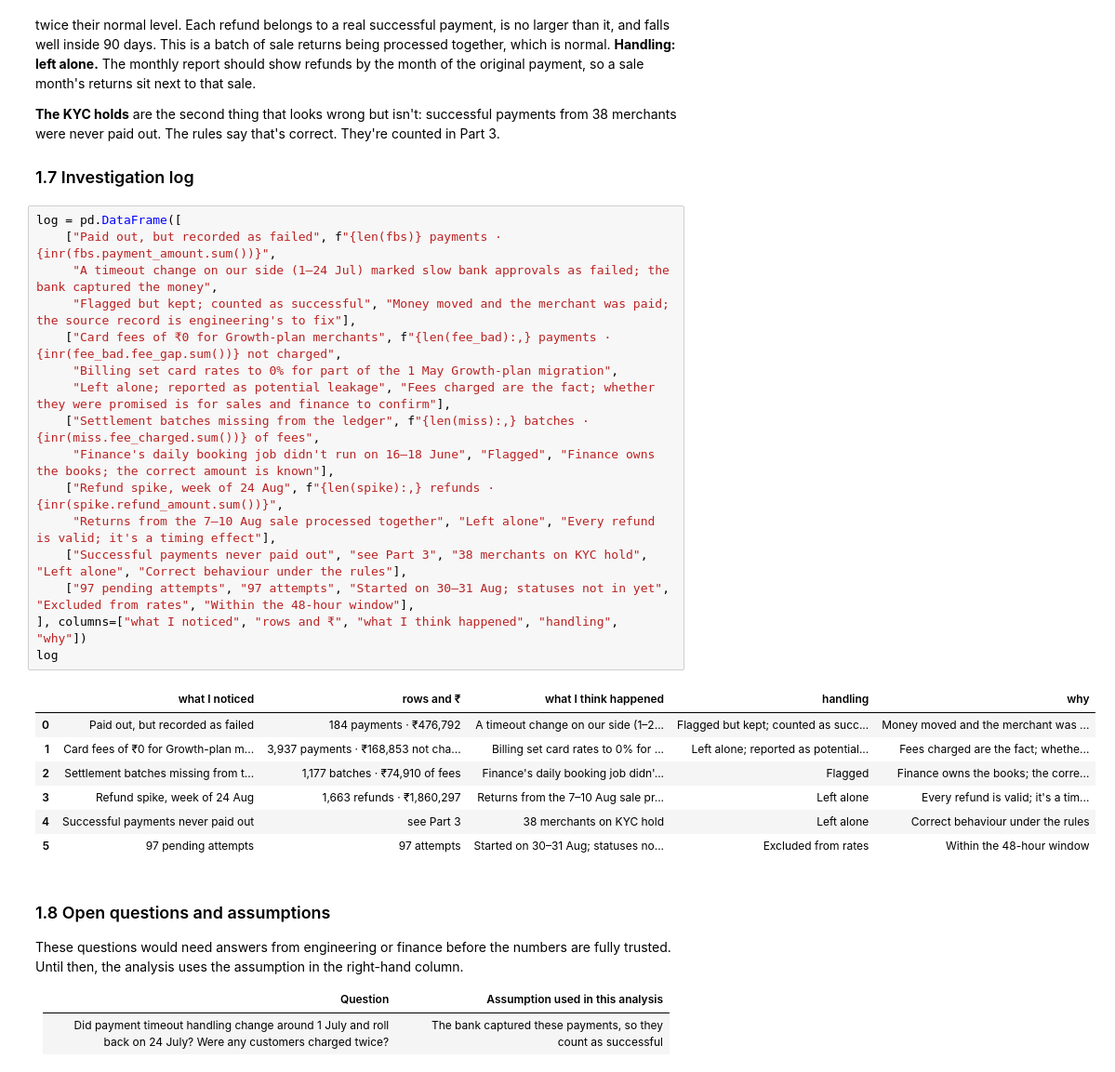
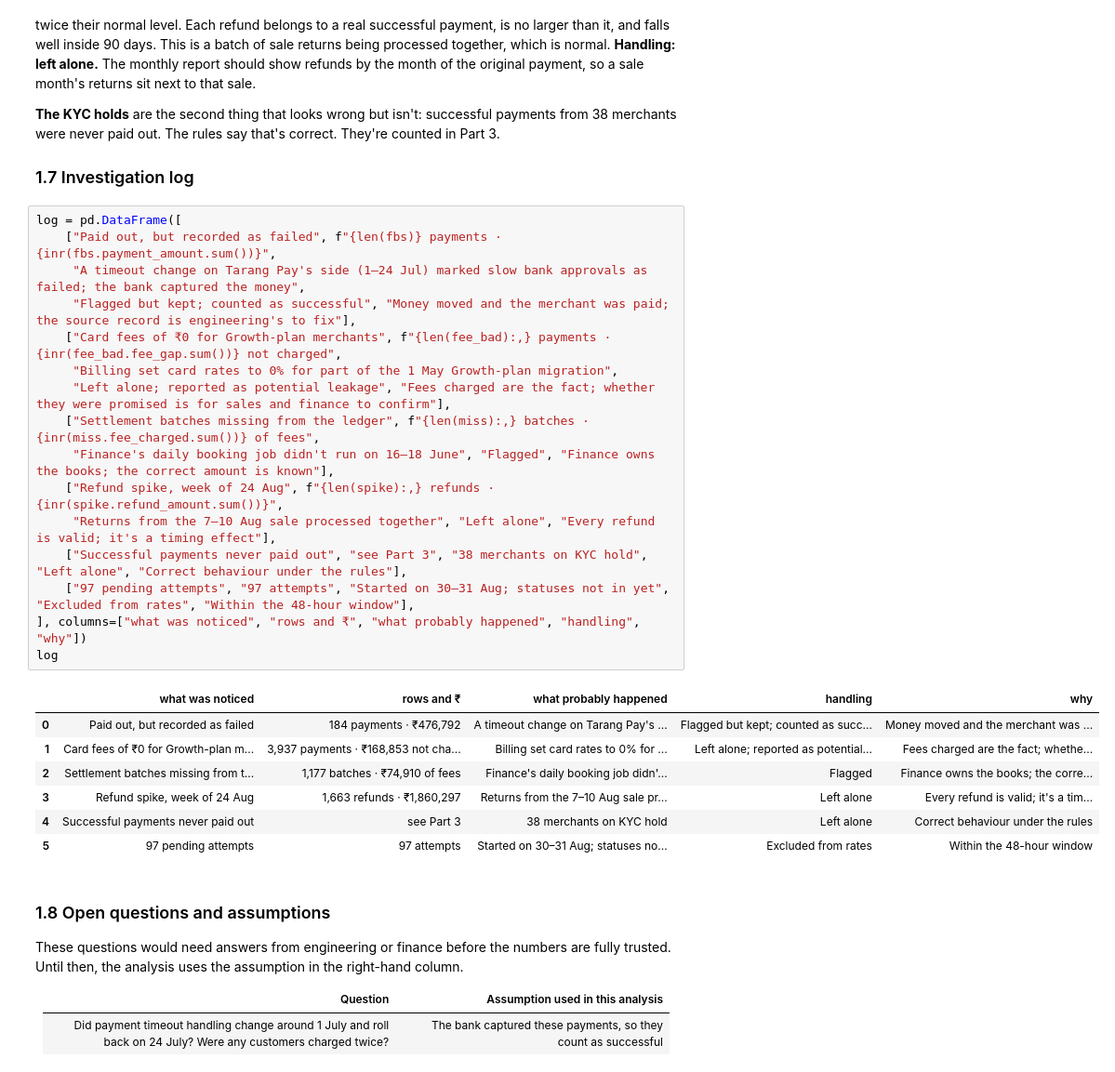
Before and after one commit to JayaVagga/data-analyst-portfolio, a Jupyter notebook: Python/tarang-pay-analysis/notebooks/tarang_pay_analysis.ipynb, the cells around one changed output. Shown at 93% size. Cells and saved outputs as stored; diff of their text form.

```diff
--- a/Python/tarang-pay-analysis/notebooks/tarang_pay_analysis.ipynb
+++ b/Python/tarang-pay-analysis/notebooks/tarang_pay_analysis.ipynb
@@ -280,22 +279,22 @@ E-commerce refunds jumped about 8× in the week of 24 August. But almost all of
 # %%
 log = pd.DataFrame([
     ["Paid out, but recorded as failed", f"{len(fbs)} payments · {inr(fbs.payment_amount.sum())}",
-     "A timeout change on our side (1–24 Jul) marked slow bank approvals as failed; the bank captured the money",
+     "A timeout change on Tarang Pay's side (1–24 Jul) marked slow bank approvals as failed; the bank captured the money",
      "Flagged but kept; counted as successful", "Money moved and the merchant was paid; the source record is engineering's to fix"],
     ["Card fees of ₹0 for Growth-plan merchants", f"{len(fee_bad):,} payments · {inr(fee_bad.fee_gap.sum())} not charged",
      "Billing set card rates to 0% for part of the 1 May Growth-plan migration",
      "Left alone; reported as potential leakage", "Fees charged are the fact; whether they were promised is for sales and finance to confirm"],
     ["Settlement batches missing from the ledger", f"{len(miss):,} batches · {inr(miss.fee_charged.sum())} of fees",
      "Finance's daily booking job didn't run on 16–18 June", "Flagged", "Finance owns the books; the correct amount is known"],
     ["Refund spike, week of 24 Aug", f"{len(spike):,} refunds · {inr(spike.refund_amount.sum())}",
      "Returns from the 7–10 Aug sale processed together", "Left alone", "Every refund is valid; it's a timing effect"],
     ["Successful payments never paid out", "see Part 3", "38 merchants on KYC hold", "Left alone", "Correct behaviour under the rules"],
     ["97 pending attempts", "97 attempts", "Started on 30–31 Aug; statuses not in yet", "Excluded from rates", "Within the 48-hour window"],
-], columns=["what I noticed", "rows and ₹", "what I think happened", "handling", "why"])
+], columns=["what was noticed", "rows and ₹", "what probably happened", "handling", "why"])
 log
 # %% [output]
-|  | what I noticed | rows and ₹ | what I think happened | handling | why |
-| 0 | Paid out, but recorded as failed | 184 payments · ₹476,792 | A timeout change on our side (1–2... | Flagged but kept; counted as succ... | Money moved and the merchant was ... |
+|  | what was noticed | rows and ₹ | what probably happened | handling | why |
+| 0 | Paid out, but recorded as failed | 184 payments · ₹476,792 | A timeout change on Tarang Pay's ... | Flagged but kept; counted as succ... | Money moved and the merchant was ... |
 | 1 | Card fees of ₹0 for Growth-plan m... | 3,937 payments · ₹168,853 not cha... | Billing set card rates to 0% for ... | Left alone; reported as potential... | Fees charged are the fact; whethe... |
 | 2 | Settlement batches missing from t... | 1,177 batches · ₹74,910 of fees | Finance's daily booking job didn'... | Flagged | Finance owns the books; the corre... |
 | 3 | Refund spike, week of 24 Aug | 1,663 refunds · ₹1,860,297 | Returns from the 7–10 Aug sale pr... | Left alone | Every refund is valid; it's a tim... |
```
Also changed, not shown: parts of 6 cells of this notebook, 2 other files.
